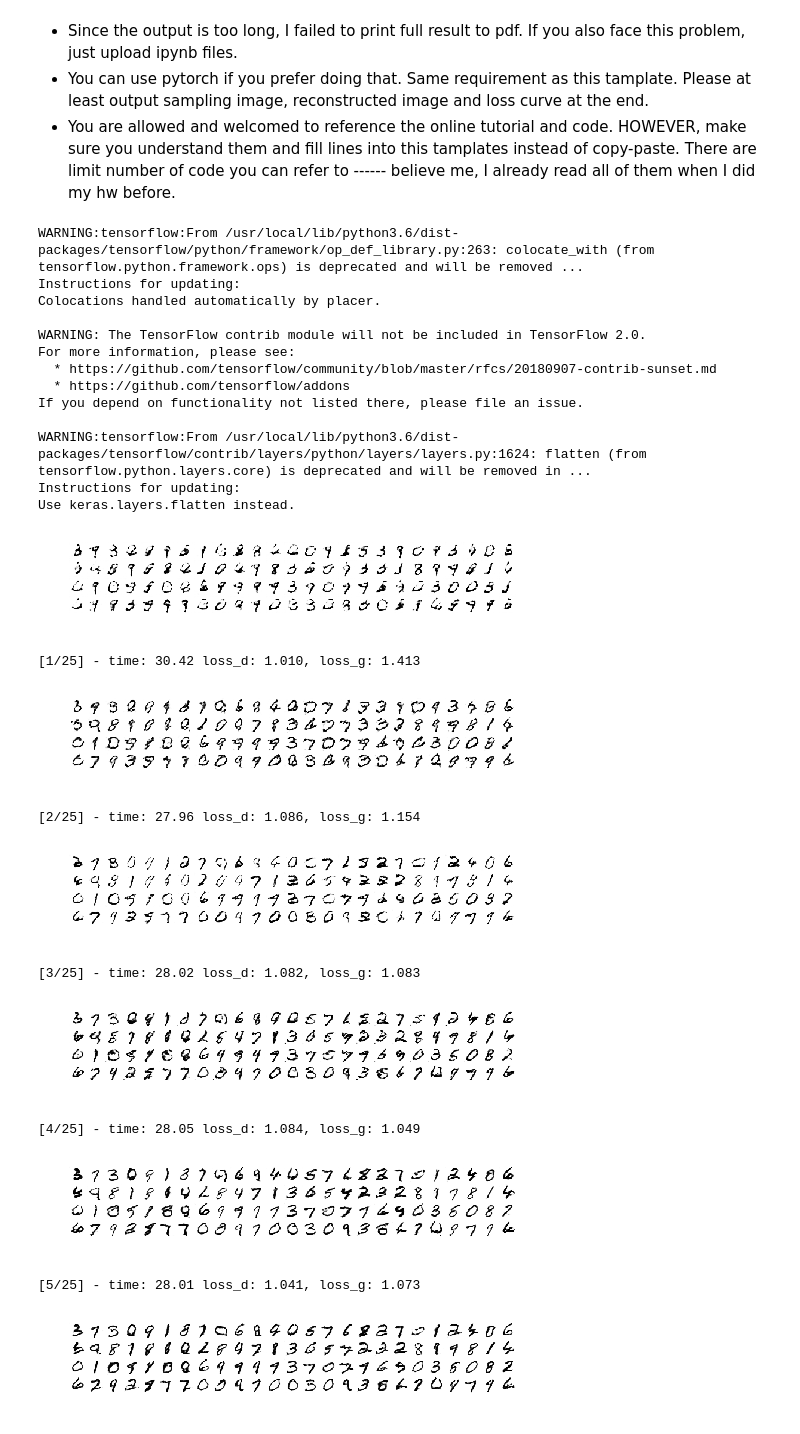
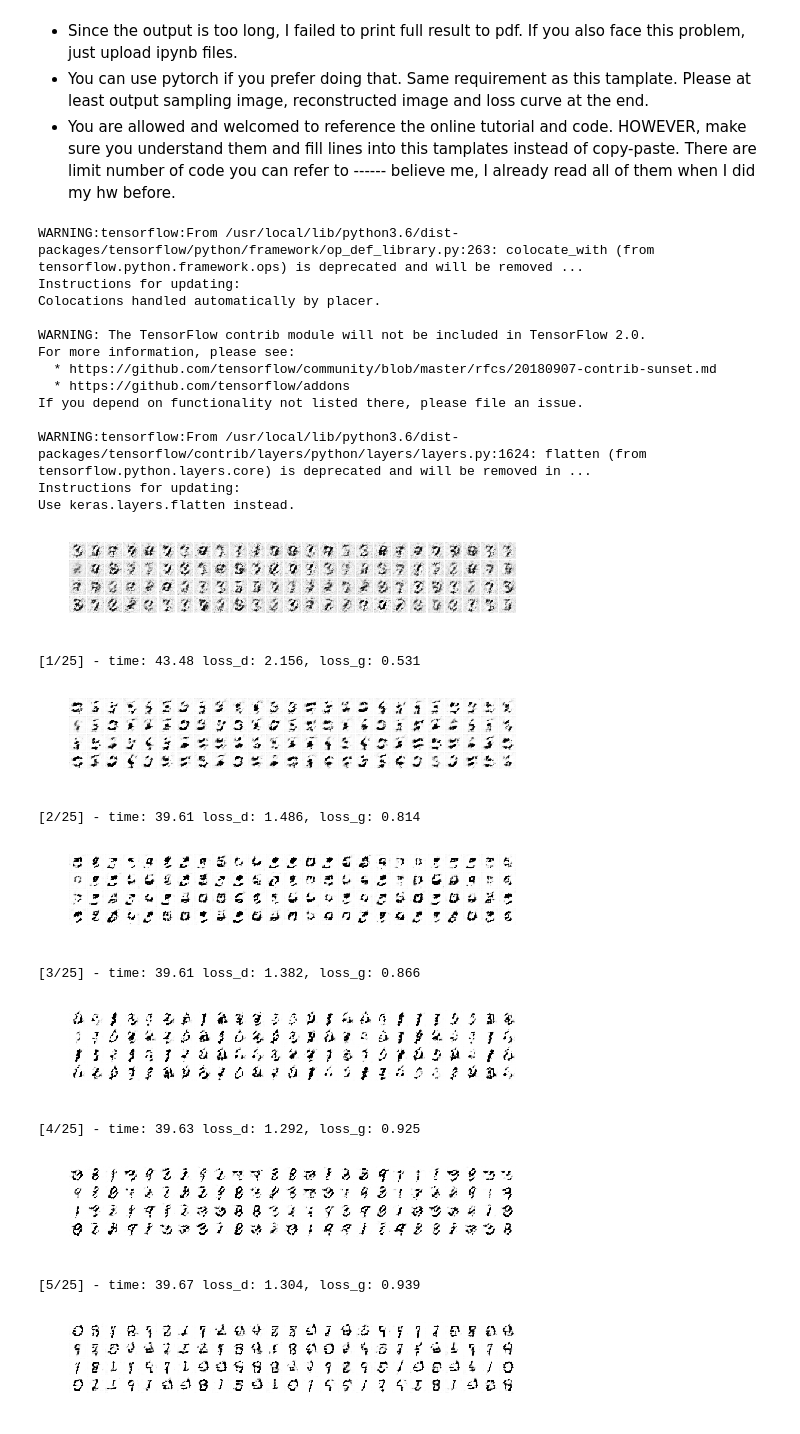
Before and after one commit to wangbcbill/Deep-Learning, a Jupyter notebook: MNIST_GAN.ipynb, the cells around one changed output. Cells and saved outputs as stored; diff of their text form; code cells hidden in the pictures.

```diff
--- a/MNIST_GAN.ipynb
+++ b/MNIST_GAN.ipynb
@@ -163,12 +163,12 @@ class DCGAN(object):
 
             l5 = lrelu(batch_norm(tf.reshape(linear(z, 7*7*64, scope="layer5"), [-1, 7, 7, 64]),train=train, name="bn4"))
 
-            l6 = lrelu(batch_norm(deconv2d(l5, [tf.shape(z)[0], 7, 7, 32], d_h=1, d_w=1,
+            l6 = lrelu(batch_norm(deconv2d(l5, [tf.shape(z)[0], 14, 14, 64],
                                           name="layer6"), train=train, name="bn5"))
 
-            l7 = lrelu(batch_norm(deconv2d(l6, [tf.shape(z)[0], 14, 14, 32], name="layer7"), train=train, name="bn6"))
+            l7 = lrelu(batch_norm(deconv2d(l6, [tf.shape(z)[0], 28, 28, 32], name="layer7"), train=train, name="bn6"))
 
-            output = deconv2d(l7, [tf.shape(z)[0], 28, 28, 1], name="layer8")
+            output = deconv2d(l7, [tf.shape(z)[0], 28, 28, 1], d_h=1, d_w=1, name="layer8")
 
 
             return tf.nn.tanh(output)
@@ -292,31 +292,31 @@ class DCGAN(object):
         plt.show()
 # %%
 with tf.Session() as sess:
-    dcgan = DCGAN(sess, batch_size=100, image_size=28, z_dim=5, GPU=True)
+    dcgan = DCGAN(sess, batch_size=200, image_size=28, z_dim=5, GPU=True)
     dcgan.train(num_epoch=25, lr=0.0002, beta1=0.5)
 # %% [output]
 WARNING:tensorflow:From /usr/local/lib/python3.6/dist-packages/tensorflow/python/framework/op_def_library.py:263: colocate_with (from tensorflow.python.framework.ops) is deprecated and will be removed ...
 Instructions for updating:
 Colocations handled automatically by placer.
 
 WARNING: The TensorFlow contrib module will not be included in TensorFlow 2.0.
 For more information, please see:
   * https://github.com/tensorflow/community/blob/master/rfcs/20180907-contrib-sunset.md
   * https://github.com/tensorflow/addons
 If you depend on functionality not listed there, please file an issue.
 
 WARNING:tensorflow:From /usr/local/lib/python3.6/dist-packages/tensorflow/contrib/layers/python/layers/layers.py:1624: flatten (from tensorflow.python.layers.core) is deprecated and will be removed in ...
 Instructions for updating:
 Use keras.layers.flatten instead.
-[figure, old version]
+[figure, new version]
-[1/25] - time: 30.42 loss_d: 1.010, loss_g: 1.413
+[1/25] - time: 43.48 loss_d: 2.156, loss_g: 0.531
-[figure, old version]
+[figure, new version]
-[2/25] - time: 27.96 loss_d: 1.086, loss_g: 1.154
+[2/25] - time: 39.61 loss_d: 1.486, loss_g: 0.814
-[figure, old version]
+[figure, new version]
-[3/25] - time: 28.02 loss_d: 1.082, loss_g: 1.083
+[3/25] - time: 39.61 loss_d: 1.382, loss_g: 0.866
-[figure, old version]
+[figure, new version]
-[4/25] - time: 28.05 loss_d: 1.084, loss_g: 1.049
+[4/25] - time: 39.63 loss_d: 1.292, loss_g: 0.925
-[figure, old version]
+[figure, new version]
-[5/25] - time: 28.01 loss_d: 1.041, loss_g: 1.073
+[5/25] - time: 39.67 loss_d: 1.304, loss_g: 0.939
-[figure, old version]
+[figure, new version]
 ... (40 outputs left out)
```
